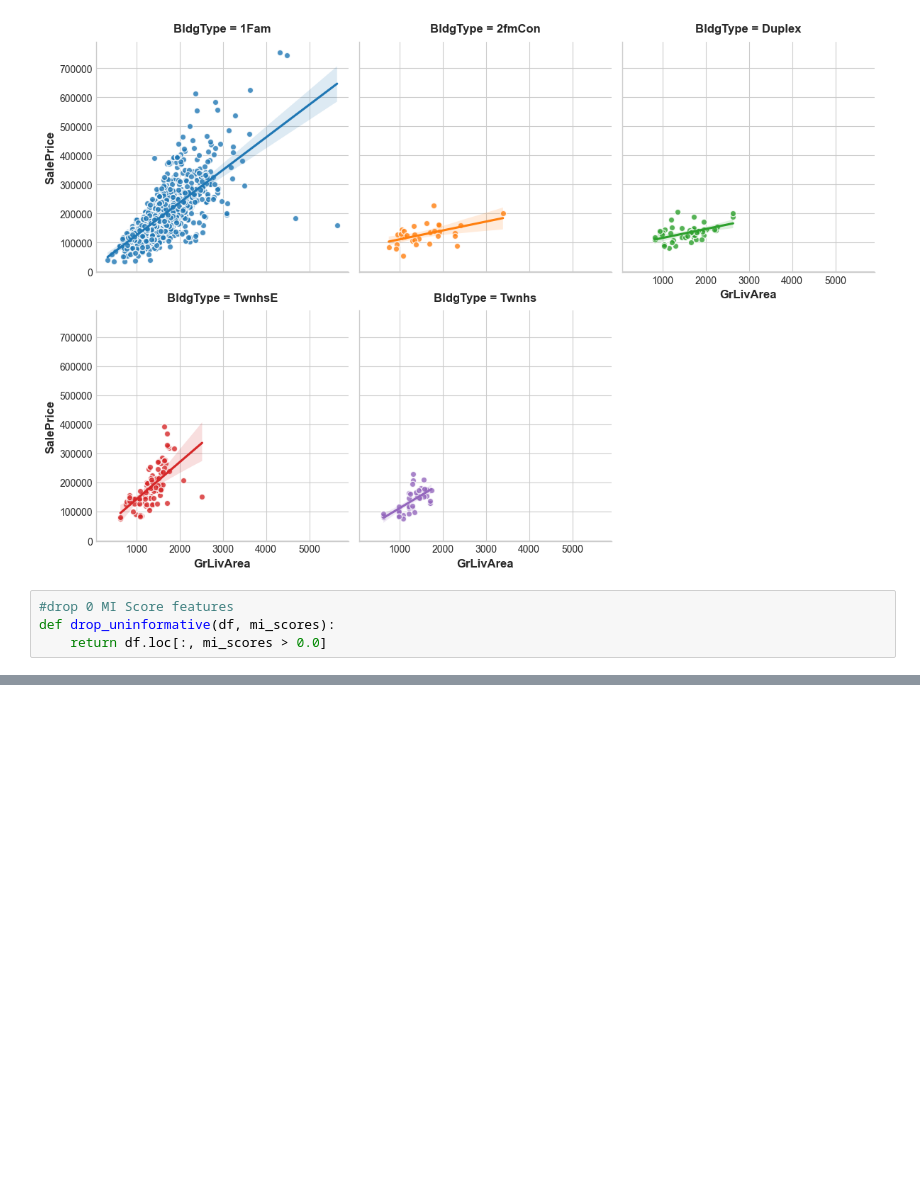
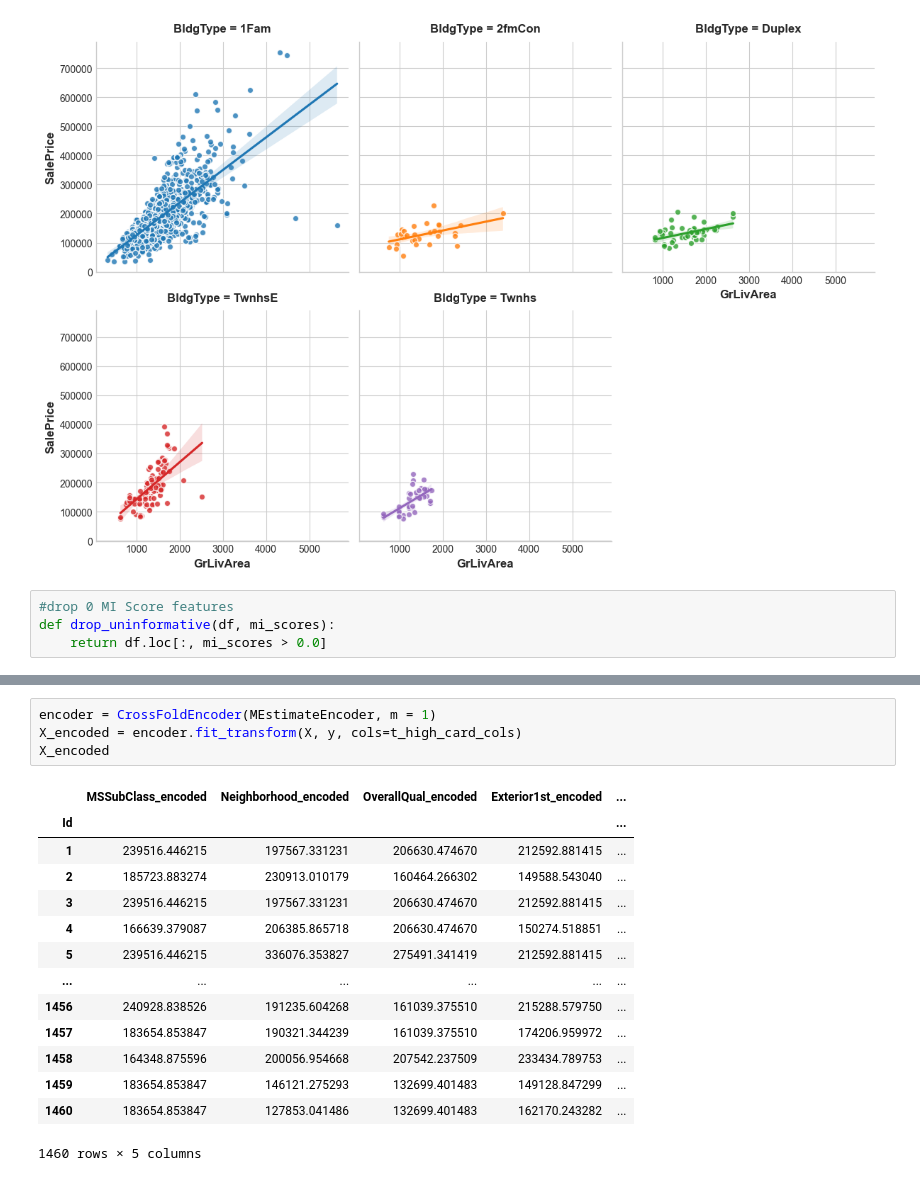
Before and after one commit to Xenoxort/PortfolioProjects, a Jupyter notebook: House Price Comp.ipynb, the cells around one changed output, grey strips where cells are left out. Cells and saved outputs as stored; diff of their text form; blank space fills up the shorter version.

```diff
--- a/House Price Comp.ipynb
+++ b/House Price Comp.ipynb
@@ -302,0 +580,19 @@ def drop_uninformative(df, mi_scores):
+# %%
+encoder = CrossFoldEncoder(MEstimateEncoder, m = 1)
+X_encoded = encoder.fit_transform(X, y, cols=t_high_card_cols)
+X_encoded
+# %% [output]
+|  | MSSubClass_encoded | Neighborhood_encoded | OverallQual_encoded | Exterior1st_encoded | ... |
+| Id |  |  |  |  | ... |
+| 1 | 239516.446215 | 197567.331231 | 206630.474670 | 212592.881415 | ... |
+| 2 | 185723.883274 | 230913.010179 | 160464.266302 | 149588.543040 | ... |
+| 3 | 239516.446215 | 197567.331231 | 206630.474670 | 212592.881415 | ... |
+| 4 | 166639.379087 | 206385.865718 | 206630.474670 | 150274.518851 | ... |
+| 5 | 239516.446215 | 336076.353827 | 275491.341419 | 212592.881415 | ... |
+| ... | ... | ... | ... | ... | ... |
+| 1456 | 240928.838526 | 191235.604268 | 161039.375510 | 215288.579750 | ... |
+| 1457 | 183654.853847 | 190321.344239 | 161039.375510 | 174206.959972 | ... |
+| 1458 | 164348.875596 | 200056.954668 | 207542.237509 | 233434.789753 | ... |
+| 1459 | 183654.853847 | 146121.275293 | 132699.401483 | 149128.847299 | ... |
+| 1460 | 183654.853847 | 127853.041486 | 132699.401483 | 162170.243282 | ... |
+1460 rows × 5 columns
```
Also changed, not shown: parts of 25 cells of this notebook.
